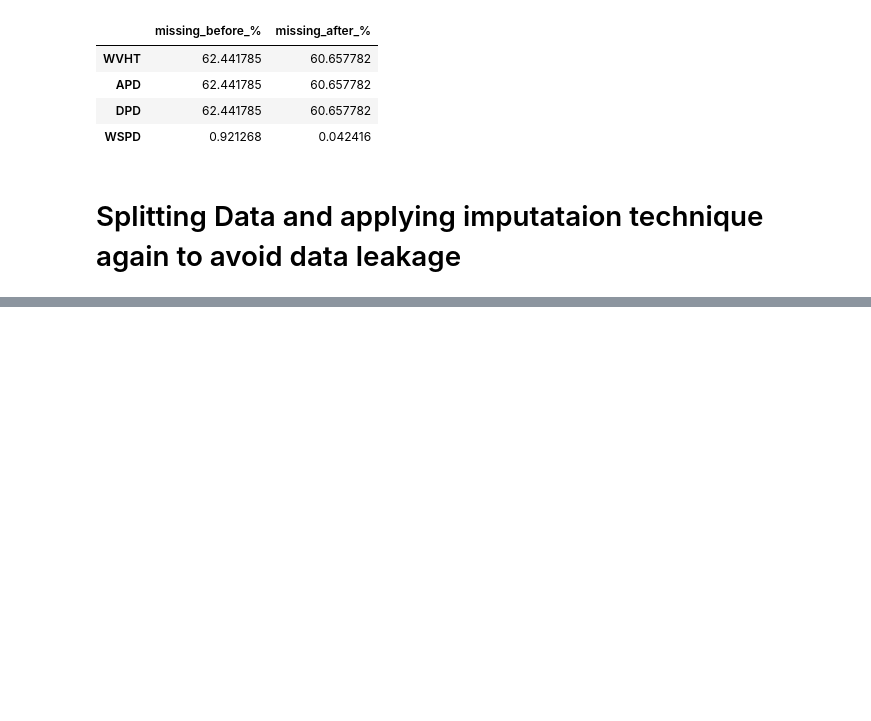
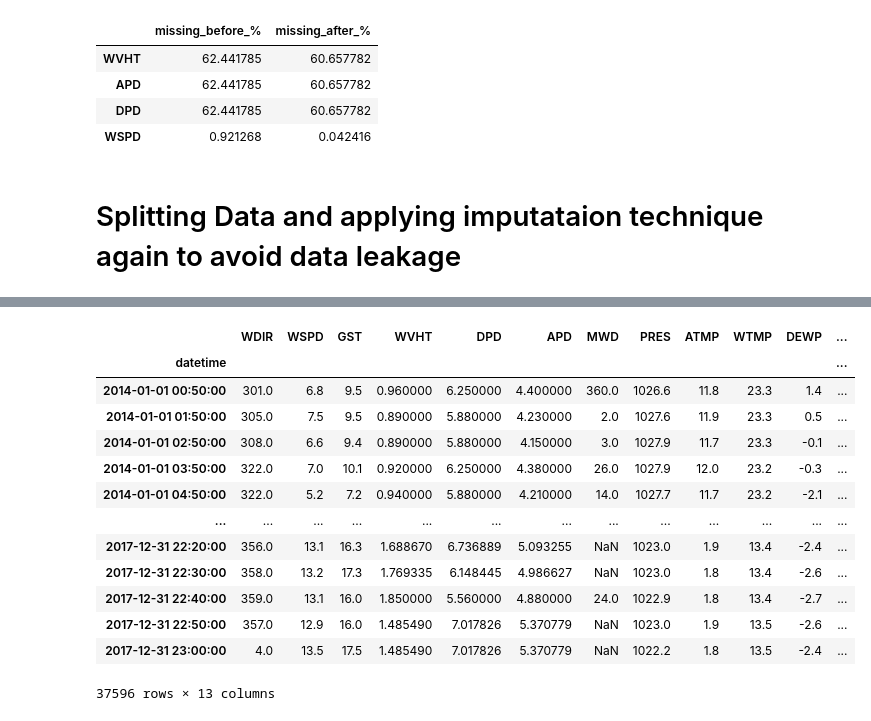
Before and after one commit to RichelCode/Wave-Energy-Forecasting-Methodological-Enhancement-and-Advanced-Modeling, a Jupyter notebook: Conference Presentation.ipynb, the cells around one changed output, grey strips where cells are left out. Drawn from its saved outputs; the diff is of its cells as text; code cells hidden in the pictures; blank space fills up the shorter version.

```diff
--- a/Conference Presentation.ipynb
+++ b/Conference Presentation.ipynb
@@ -1435,0 +1437,13 @@ test_idx  = df25.index > val_end
+# %%
+vars_spatial = ["WVHT", "APD", "DPD", "WSPD"]
+
+# Align on timestamps within train
+common_train = df25_train.join(
+    df02_train,
+    how="inner",
+    lsuffix="_41025",
+    rsuffix="_41002"
+)
+
+print("common_train shape:", common_train.shape)
+print("common_train date range:", common_train.index.min(), "→", common_train.index.max())
@@ -1435,0 +1535,6 @@ test_idx  = df25.index > val_end
+# %%
+vars_spatial = ["WVHT", "APD", "DPD", "WSPD"]
+
+df25_train_sp, log_train = apply_spatial(df25_train, df02_train, spatial_models, vars_spatial)
+df25_val_sp,   log_val   = apply_spatial(df25_val,   df02_val,   spatial_models, vars_spatial)
+df25_test_sp,  log_test  = apply_spatial(df25_test,  df02_test,  spatial_models, vars_spatial)
@@ -1435,0 +1636,21 @@ test_idx  = df25.index > val_end
+# %%
+core_vars = ["WVHT", "APD", "DPD", "WSPD"]
+
+def temporal_impute_short_gaps(df, vars_list, max_gap=6):
+    df2 = df.copy()
+    for var in vars_list:
+        if var not in df2.columns:
+            continue
+        # Interpolate only short gaps up to max_gap points
+        df2[var] = df2[var].interpolate(limit=max_gap, limit_direction="both")
+    return df2
+
+# 1.1 Apply short-gap interpolation on train after spatial
+df25_train_clean = temporal_impute_short_gaps(df25_train_sp, core_vars, max_gap=6)
+
+# 1.2 Drop any rows still missing WVHT in train
+df25_train_clean = df25_train_clean[df25_train_clean["WVHT"].notna()].copy()
+
+print("Train shape after cleaning:", df25_train_clean.shape)
+print("Missing % in train after spatial + temporal:")
+print(df25_train_clean[core_vars].isna().mean().mul(100))
@@ -1435,0 +1665,17 @@ test_idx  = df25.index > val_end
+# %%
+df25_train_clean
+# %% [output]
+|  | WDIR | WSPD | GST | WVHT | DPD | APD | MWD | PRES | ATMP | WTMP | DEWP | ... |
+| datetime |  |  |  |  |  |  |  |  |  |  |  | ... |
+| 2014-01-01 00:50:00 | 301.0 | 6.8 | 9.5 | 0.960000 | 6.250000 | 4.400000 | 360.0 | 1026.6 | 11.8 | 23.3 | 1.4 | ... |
+| 2014-01-01 01:50:00 | 305.0 | 7.5 | 9.5 | 0.890000 | 5.880000 | 4.230000 | 2.0 | 1027.6 | 11.9 | 23.3 | 0.5 | ... |
+| 2014-01-01 02:50:00 | 308.0 | 6.6 | 9.4 | 0.890000 | 5.880000 | 4.150000 | 3.0 | 1027.9 | 11.7 | 23.3 | -0.1 | ... |
+| 2014-01-01 03:50:00 | 322.0 | 7.0 | 10.1 | 0.920000 | 6.250000 | 4.380000 | 26.0 | 1027.9 | 12.0 | 23.2 | -0.3 | ... |
+| 2014-01-01 04:50:00 | 322.0 | 5.2 | 7.2 | 0.940000 | 5.880000 | 4.210000 | 14.0 | 1027.7 | 11.7 | 23.2 | -2.1 | ... |
+| ... | ... | ... | ... | ... | ... | ... | ... | ... | ... | ... | ... | ... |
+| 2017-12-31 22:20:00 | 356.0 | 13.1 | 16.3 | 1.688670 | 6.736889 | 5.093255 | NaN | 1023.0 | 1.9 | 13.4 | -2.4 | ... |
+| 2017-12-31 22:30:00 | 358.0 | 13.2 | 17.3 | 1.769335 | 6.148445 | 4.986627 | NaN | 1023.0 | 1.8 | 13.4 | -2.6 | ... |
+| 2017-12-31 22:40:00 | 359.0 | 13.1 | 16.0 | 1.850000 | 5.560000 | 4.880000 | 24.0 | 1022.9 | 1.8 | 13.4 | -2.7 | ... |
+| 2017-12-31 22:50:00 | 357.0 | 12.9 | 16.0 | 1.485490 | 7.017826 | 5.370779 | NaN | 1023.0 | 1.9 | 13.5 | -2.6 | ... |
+| 2017-12-31 23:00:00 | 4.0 | 13.5 | 17.5 | 1.485490 | 7.017826 | 5.370779 | NaN | 1022.2 | 1.8 | 13.5 | -2.4 | ... |
+37596 rows × 13 columns
```
Also changed, not shown: parts of 10 cells of this notebook.
